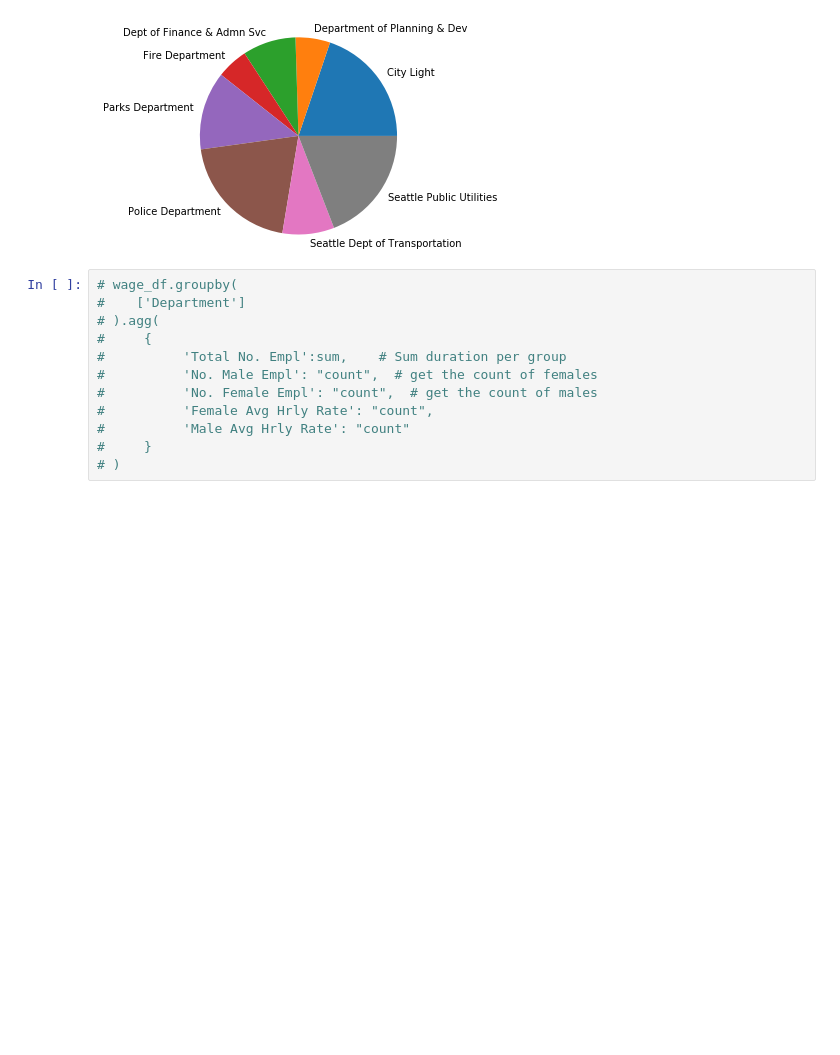
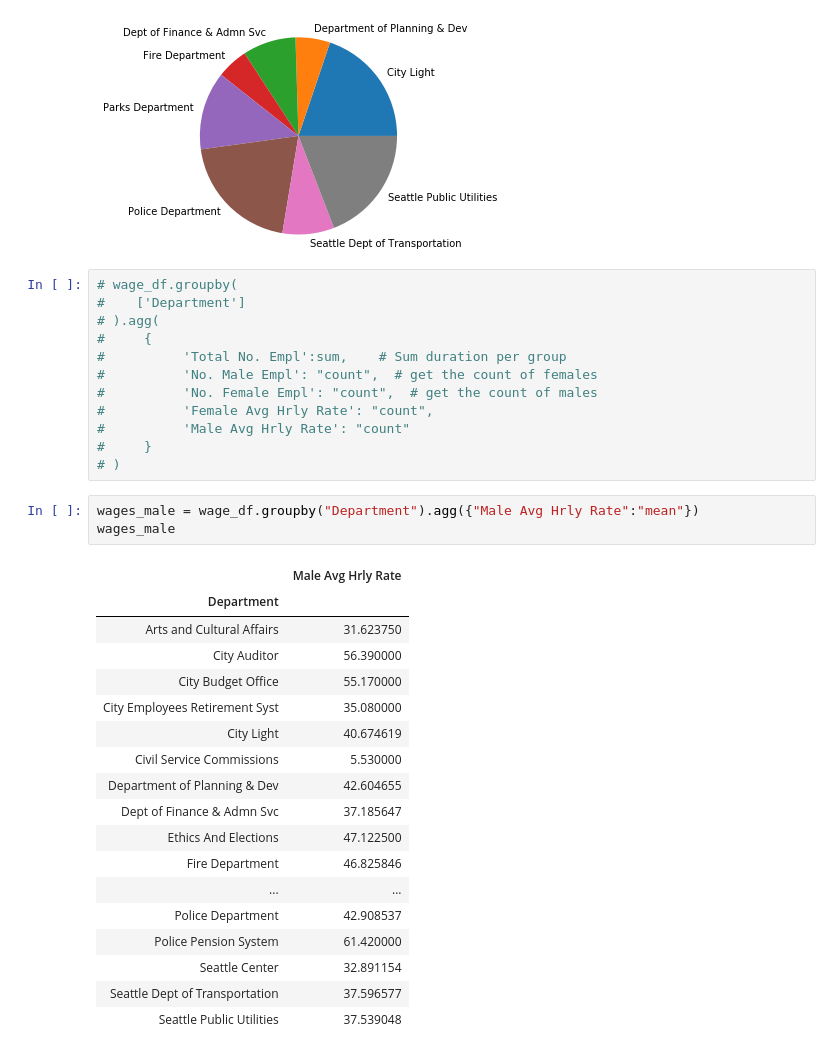
Before and after one commit to garrettsanders/Wage_Gap_Seattle, a Jupyter notebook: project_1.ipynb, the cells around one changed output. Saved outputs shown, nothing was run; the diff lists cells and outputs as text; blank space fills up the shorter version.

```diff
--- a/project_1.ipynb
+++ b/project_1.ipynb
@@ -349,3 +349,25 @@ plt.show()
 #          'Male Avg Hrly Rate': "count"
 #     }
 # )
+# %%
+wages_male = wage_df.groupby("Department").agg({"Male Avg Hrly Rate":"mean"})
+wages_male
+# %% [output]
+|  | Male Avg Hrly Rate |
+| Department |  |
+| Arts and Cultural Affairs | 31.623750 |
+| City Auditor | 56.390000 |
+| City Budget Office | 55.170000 |
+| City Employees Retirement Syst | 35.080000 |
+| City Light | 40.674619 |
+| Civil Service Commissions | 5.530000 |
+| Department of Planning & Dev | 42.604655 |
+| Dept of Finance & Admn Svc | 37.185647 |
+| Ethics And Elections | 47.122500 |
+| Fire Department | 46.825846 |
+| ... | ... |
+| Police Department | 42.908537 |
+| Police Pension System | 61.420000 |
+| Seattle Center | 32.891154 |
+| Seattle Dept of Transportation | 37.596577 |
+| Seattle Public Utilities | 37.539048 |
```
Also changed, not shown: parts of 6 cells of this notebook.
